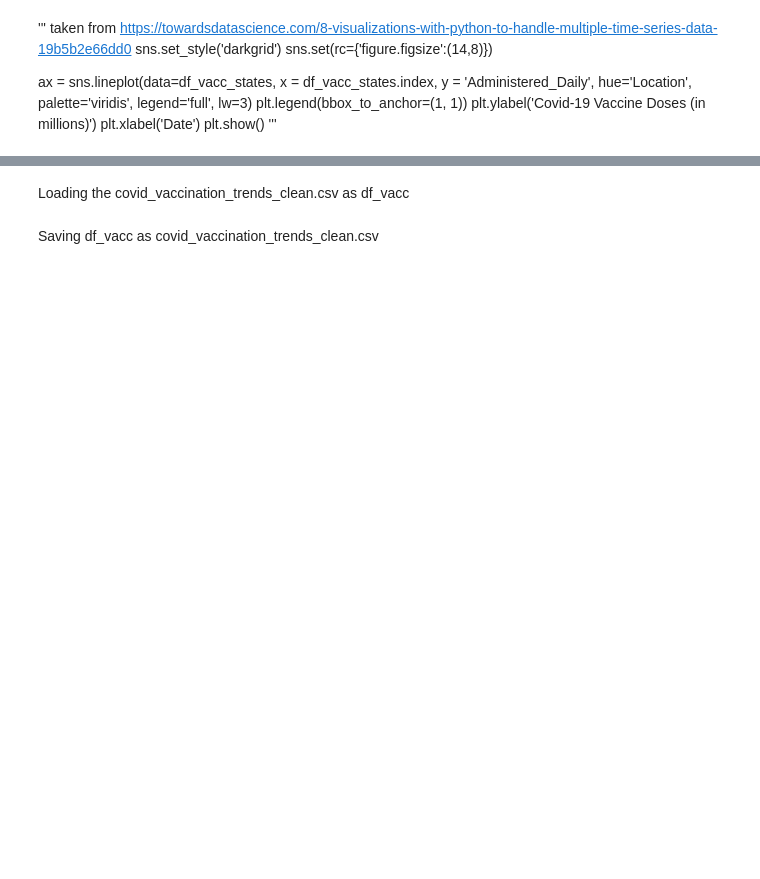
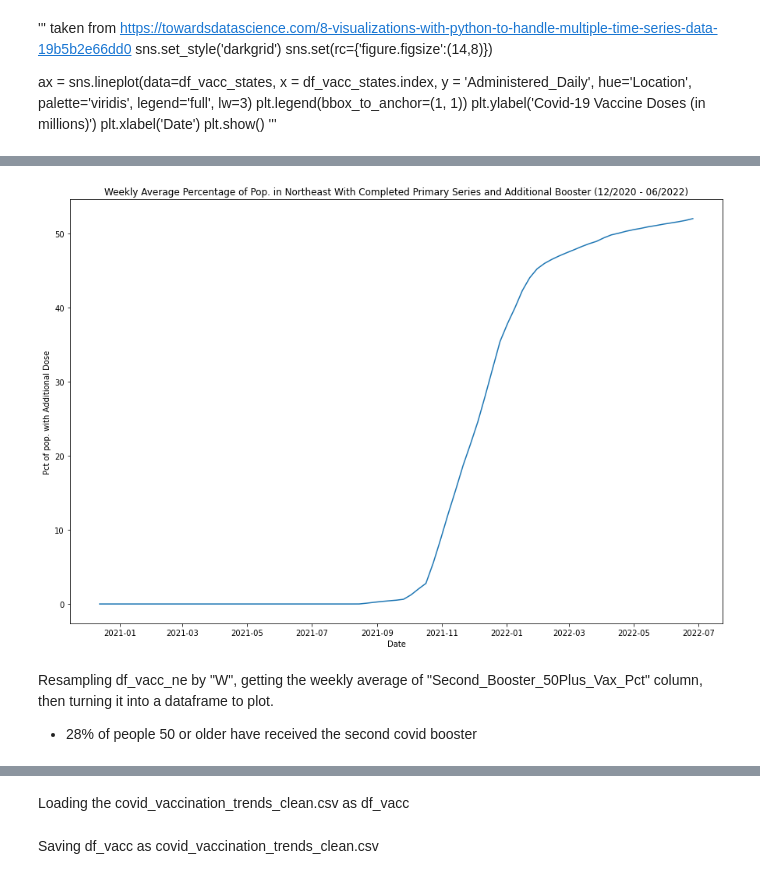
Before and after one commit to DeeVerma1/Project-4, a Jupyter notebook: code/02.2 - EDA-Vaccination.ipynb, the cells around one changed output, grey strips where cells are left out. Drawn from its saved outputs; the diff is of its cells as text; code cells hidden in the pictures; blank space fills up the shorter version.

```diff
--- a/code/02.2 - EDA-Vaccination.ipynb
+++ b/code/02.2 - EDA-Vaccination.ipynb
@@ -863,0 +274,15 @@ df_vacc_ne.describe().T
+# %%
+c = df_vacc_ne.resample("W")["Additional_Doses_Vax_Pct"].mean()
+# %%
+weekly_addit_doses_pct_NE = c.to_frame()
+# %%
+plt.figure(figsize = (15,10))
+plt.plot(weekly_addit_doses_pct_NE.index, weekly_addit_doses_pct_NE["Additional_Doses_Vax_Pct"])
+plt.xlabel("Date")
+plt.ylabel("Pct of pop. with Additional Dose")
+plt.title("Weekly Average Percentage of Pop. in Northeast With Completed Primary Series and Additional Booster (12/2020 - 06/2022)");
+# %% [output]
+[figure, added]
+# %% [markdown]
+Resampling df_vacc_ne by "W", getting the weekly average of "Second_Booster_50Plus_Vax_Pct" column, then turning it into a dataframe to plot.
+- 28% of people 50 or older have received the second covid booster
```
Also changed, not shown: parts of 125 cells of this notebook.
